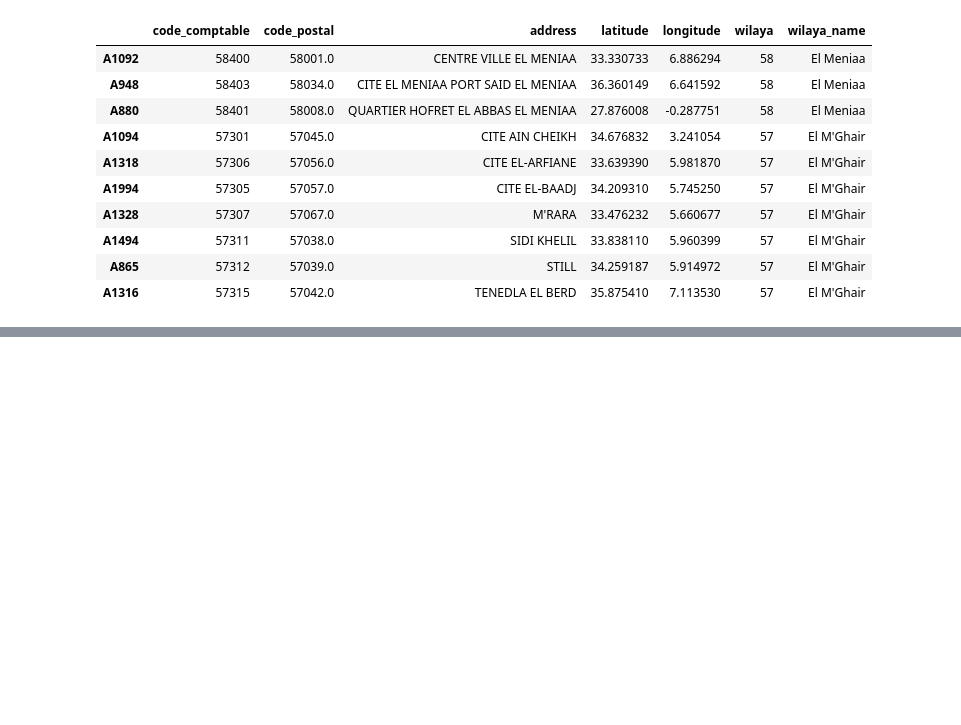
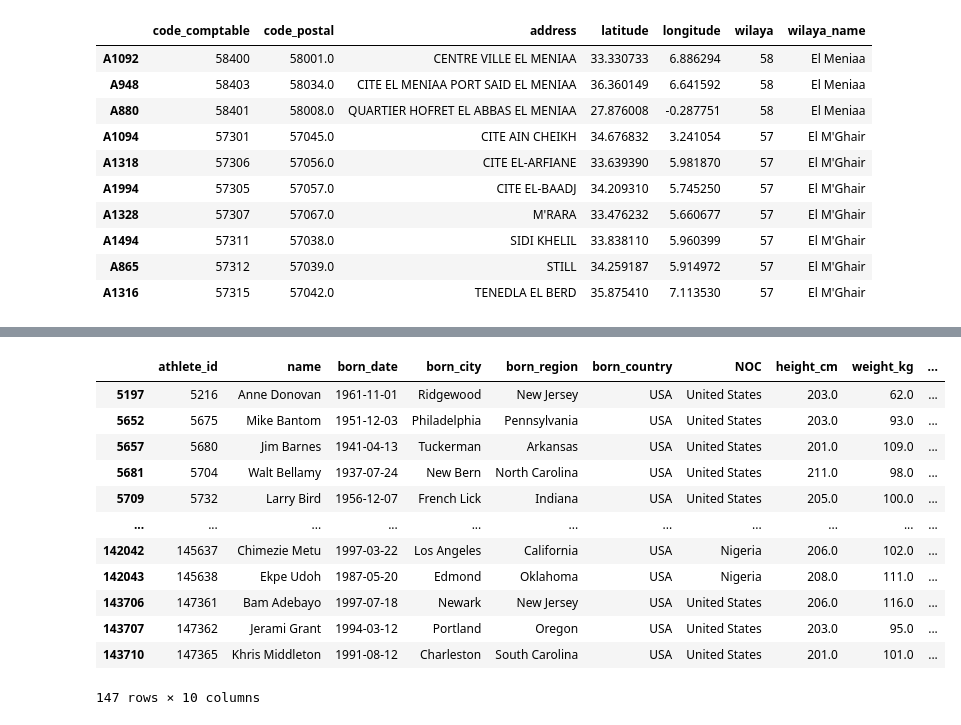
Before and after one commit to meriemDahil/Kaggle-Competition, a Jupyter notebook: testColab.ipynb, the cells around one changed output, grey strips where cells are left out. Saved outputs shown, nothing was run; the diff lists cells and outputs as text; code cells hidden in the pictures; blank space fills up the shorter version.

```diff
--- a/testColab.ipynb
+++ b/testColab.ipynb
@@ -286,0 +358,16 @@ df_sort_copy.head(10)
+# %%
+dfo.query("height_cm > 200 and born_country == 'USA' and weight_kg.notna()")  # select rows where height_cm > 200 and born_country is USA using query method
+# %% [output]
+|  | athlete_id | name | born_date | born_city | born_region | born_country | NOC | height_cm | weight_kg | ... |
+| 5197 | 5216 | Anne Donovan | 1961-11-01 | Ridgewood | New Jersey | USA | United States | 203.0 | 62.0 | ... |
+| 5652 | 5675 | Mike Bantom | 1951-12-03 | Philadelphia | Pennsylvania | USA | United States | 203.0 | 93.0 | ... |
+| 5657 | 5680 | Jim Barnes | 1941-04-13 | Tuckerman | Arkansas | USA | United States | 201.0 | 109.0 | ... |
+| 5681 | 5704 | Walt Bellamy | 1937-07-24 | New Bern | North Carolina | USA | United States | 211.0 | 98.0 | ... |
+| 5709 | 5732 | Larry Bird | 1956-12-07 | French Lick | Indiana | USA | United States | 205.0 | 100.0 | ... |
+| ... | ... | ... | ... | ... | ... | ... | ... | ... | ... | ... |
+| 142042 | 145637 | Chimezie Metu | 1997-03-22 | Los Angeles | California | USA | Nigeria | 206.0 | 102.0 | ... |
+| 142043 | 145638 | Ekpe Udoh | 1987-05-20 | Edmond | Oklahoma | USA | Nigeria | 208.0 | 111.0 | ... |
+| 143706 | 147361 | Bam Adebayo | 1997-07-18 | Newark | New Jersey | USA | United States | 206.0 | 116.0 | ... |
+| 143707 | 147362 | Jerami Grant | 1994-03-12 | Portland | Oregon | USA | United States | 203.0 | 95.0 | ... |
+| 143710 | 147365 | Khris Middleton | 1991-08-12 | Charleston | South Carolina | USA | United States | 201.0 | 101.0 | ... |
+147 rows × 10 columns
```
Also changed, not shown: parts of 16 cells of this notebook, 1 other file.
